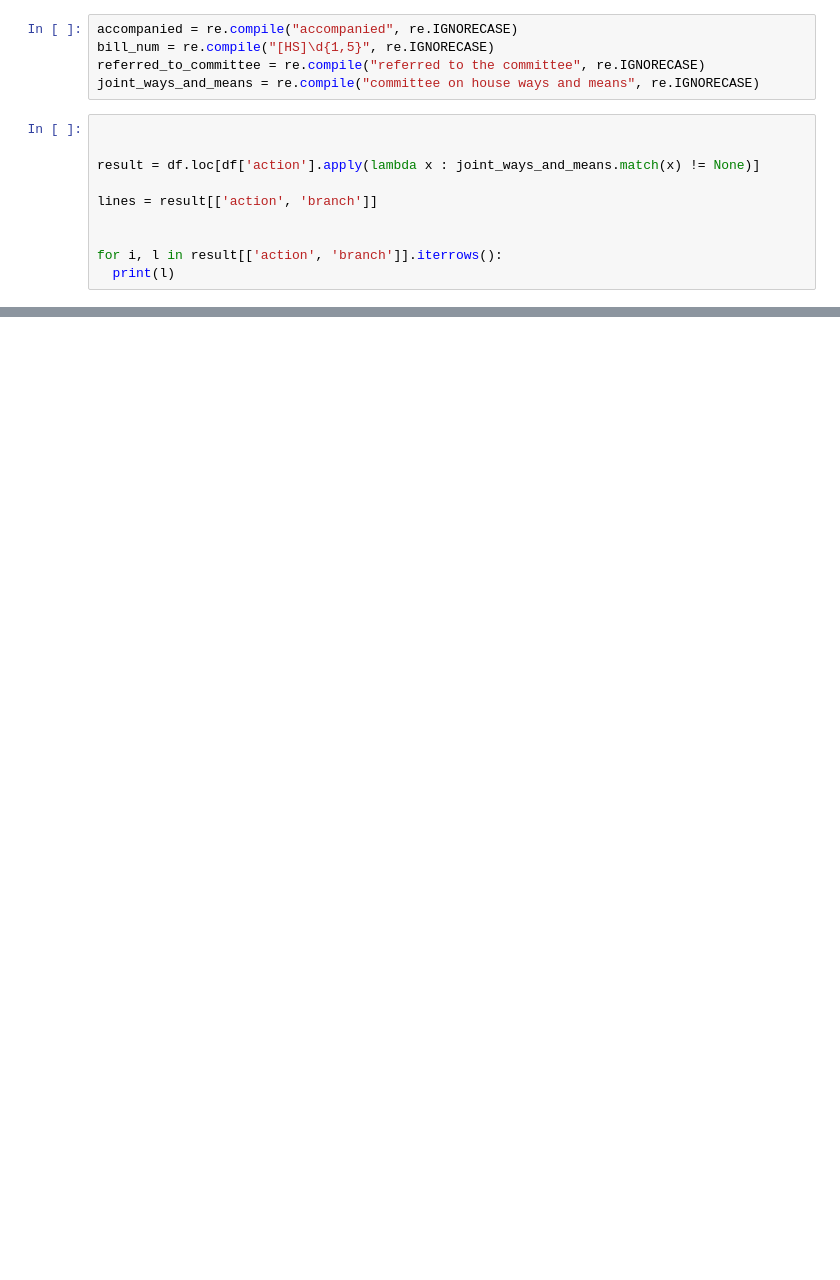
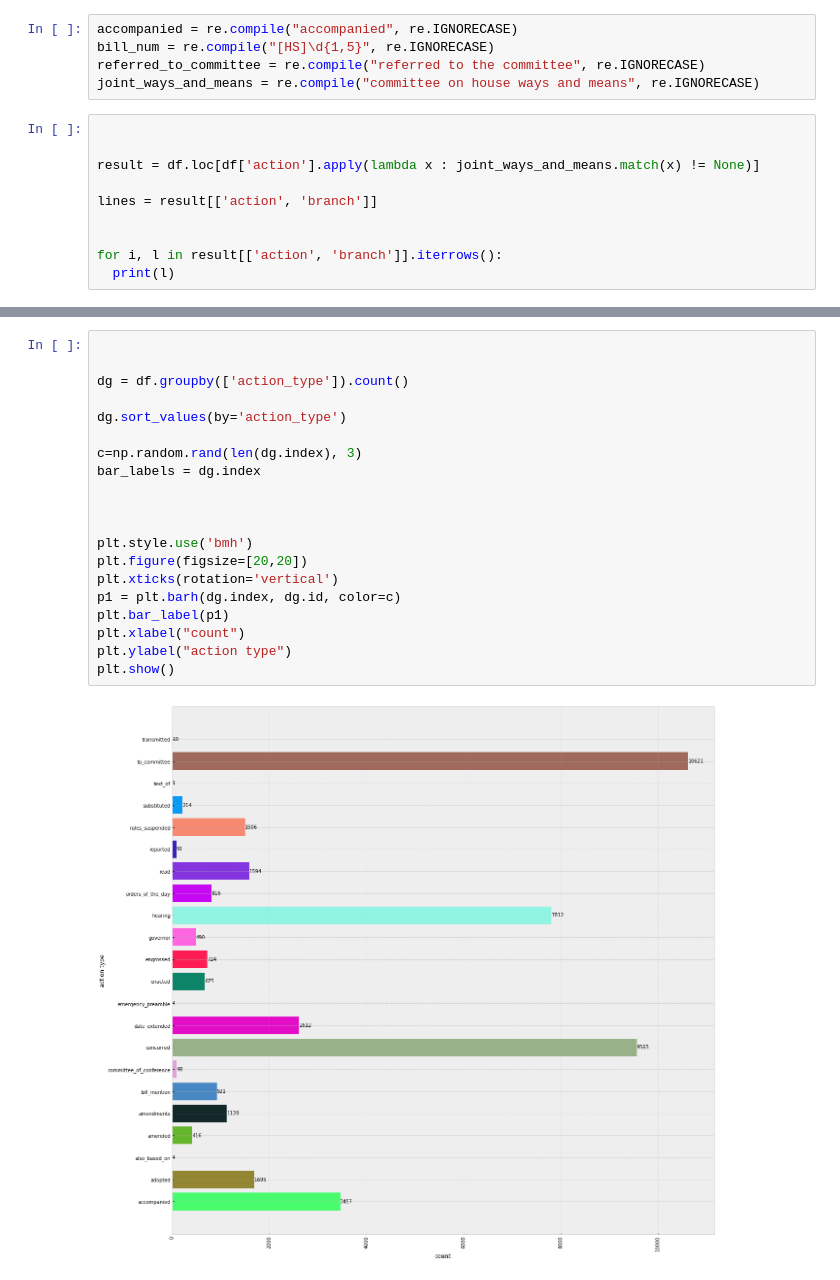
Before and after one commit to sashamaryl/advocacy-maps, a Jupyter notebook: analysis/notebooks/status_date_counts.ipynb, the cells around one changed output, grey strips where cells are left out. Cells and saved outputs as stored; diff of their text form; blank space fills up the shorter version.

```diff
--- a/analysis/notebooks/status_date_counts.ipynb
+++ b/analysis/notebooks/status_date_counts.ipynb
@@ -26,0 +150,22 @@ for i, l in result[['action', 'branch']].iterrows():
+# %%
+
+
+dg = df.groupby(['action_type']).count()
+
+dg.sort_values(by='action_type')
+
+c=np.random.rand(len(dg.index), 3)
+bar_labels = dg.index
+
+
+
+plt.style.use('bmh')
+plt.figure(figsize=[20,20])
+plt.xticks(rotation='vertical')
+p1 = plt.barh(dg.index, dg.id, color=c)
+plt.bar_label(p1)
+plt.xlabel("count")
+plt.ylabel("action type")
+plt.show()
+# %% [output]
+[figure, added]
```
Also changed, not shown: parts of 5 cells of this notebook, 16 other files.
